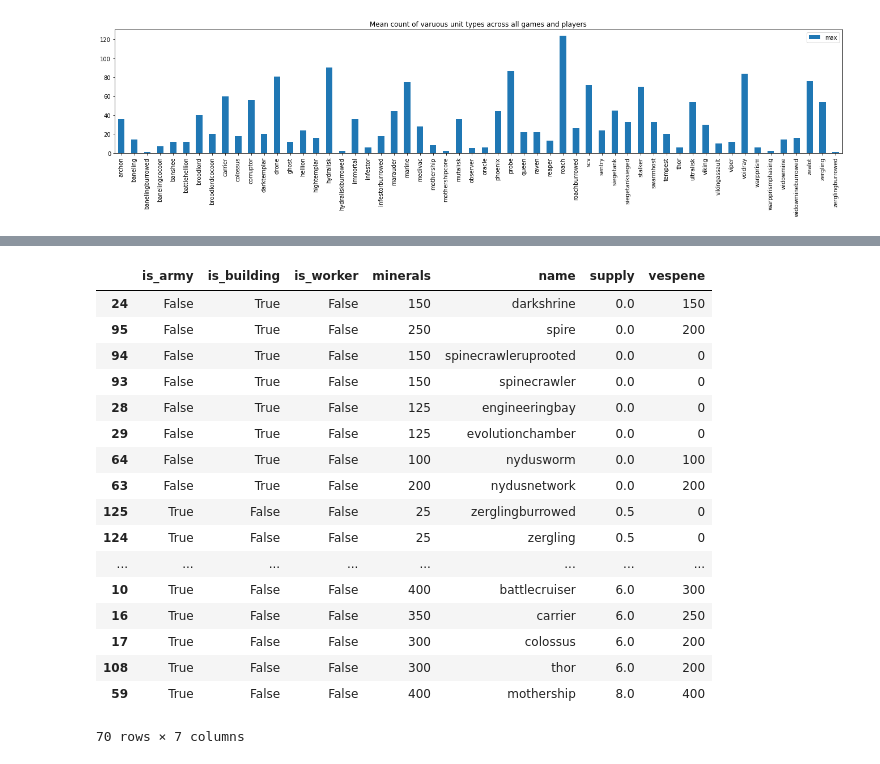
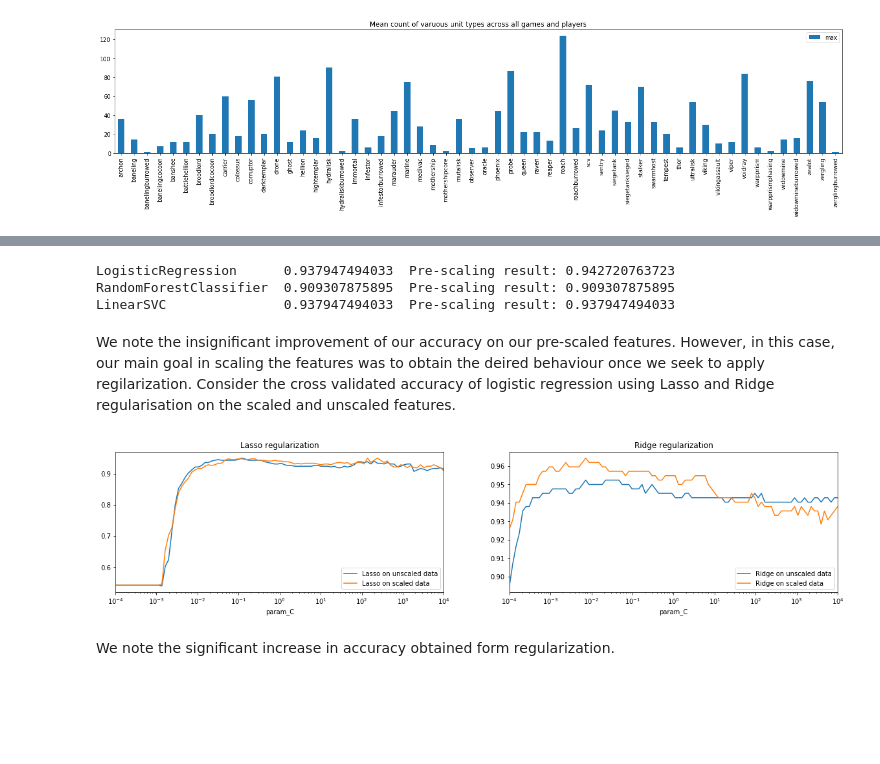
Before and after one commit to Rony-A/sc2-replay-analysis, a Jupyter notebook: mycchaka/capstone/Capstone - part 4 - Master Notebook.ipynb, the cells around one changed output, grey strips where cells are left out. Cells and saved outputs as stored; diff of their text form; code cells hidden in the pictures; blank space fills up the shorter version.

```diff
--- a/mycchaka/capstone/Capstone - part 4 - Master Notebook.ipynb
+++ b/mycchaka/capstone/Capstone - part 4 - Master Notebook.ipynb
@@ -1340,21 +1355,47 @@ pd.DataFrame([mnnb_report, lr_report, svm_linear_report, rfc_report])
-# %%
-unit_lookup_table.sort_values(by='supply').tail(70)
-# %% [output]
-|  | is_army | is_building | is_worker | minerals | name | supply | vespene |
-| 24 | False | True | False | 150 | darkshrine | 0.0 | 150 |
-| 95 | False | True | False | 250 | spire | 0.0 | 200 |
-| 94 | False | True | False | 150 | spinecrawleruprooted | 0.0 | 0 |
-| 93 | False | True | False | 150 | spinecrawler | 0.0 | 0 |
-| 28 | False | True | False | 125 | engineeringbay | 0.0 | 0 |
-| 29 | False | True | False | 125 | evolutionchamber | 0.0 | 0 |
-| 64 | False | True | False | 100 | nydusworm | 0.0 | 100 |
-| 63 | False | True | False | 200 | nydusnetwork | 0.0 | 200 |
-| 125 | True | False | False | 25 | zerglingburrowed | 0.5 | 0 |
-| 124 | True | False | False | 25 | zergling | 0.5 | 0 |
-| ... | ... | ... | ... | ... | ... | ... | ... |
-| 10 | True | False | False | 400 | battlecruiser | 6.0 | 300 |
-| 16 | True | False | False | 350 | carrier | 6.0 | 250 |
-| 17 | True | False | False | 300 | colossus | 6.0 | 200 |
-| 108 | True | False | False | 300 | thor | 6.0 | 200 |
-| 59 | True | False | False | 400 | mothership | 8.0 | 400 |
-70 rows × 7 columns
+# %%
+linear_svc = LinearSVC(random_state=2,C = 10**6)
+for model in models+[linear_svc]:
+    print(name(model).ljust(23), assess_model(model, feature_matrix=supply_scaled_unit_tally_data),
+          'Pre-scaling result:'.rjust(20), assess_model(model, feature_matrix=unit_tally_data))
+# %% [output]
+LogisticRegression      0.937947494033  Pre-scaling result: 0.942720763723
+RandomForestClassifier  0.909307875895  Pre-scaling result: 0.909307875895
+LinearSVC               0.937947494033  Pre-scaling result: 0.937947494033
+# %% [markdown]
+We note the insignificant improvement of our accuracy on our pre-scaled features. However, in this case, our main goal in scaling the features was to obtain the deired behaviour once we seek to apply regilarization. Consider the cross validated accuracy of logistic regression using Lasso and Ridge regularisation on the scaled and unscaled features.
+# %%
+from sklearn.model_selection import GridSearchCV
+
+logreg_gridsearch = GridSearchCV(logreg, param_grid = {'C':np.logspace(-4,4,100),'penalty':['l1','l2']}, cv = 10)
+logreg_gridsearch.fit(unit_tally_data,y)
+results1 = pd.DataFrame(logreg_gridsearch.cv_results_)
+# %%
+logreg_gridsearch.fit(supply_scaled_unit_tally_data,y)
+results2 = pd.DataFrame(logreg_gridsearch.cv_results_)
+logreg_on_scaled_units = logreg_gridsearch.best_estimator_
+# %%
+figure, axes = plt.subplots(ncols=2, nrows=1)
+
+results1[results1['param_penalty'] == 'l1']\
+.plot(x = 'param_C', y ='mean_test_score', logx = True, figsize = (20,4),
+      ax = axes[0], label = 'Lasso on unscaled data', title ='Lasso regularization')
+
+results2[results2['param_penalty'] == 'l1']\
+.plot(x = 'param_C', y ='mean_test_score', logx = True, figsize = (20,4),
+      ax = axes[0], label = 'Lasso on scaled data')
+
+
+results1[results1['param_penalty'] == 'l2']\
+.plot(x = 'param_C', y ='mean_test_score', logx = True, figsize = (20,4),
+      ax = axes[1], label = 'Ridge on unscaled data',title ='Ridge regularization')
+
+results2[results2['param_penalty'] == 'l2']\
+.plot(x = 'param_C', y ='mean_test_score', logx = True, figsize = (20,4),
+      ax = axes[1], label = 'Ridge on scaled data')
+
+plt.legend(loc = 4)
+plt.show()
+# %% [output]
+[figure, added]
+# %% [markdown]
+We note the significant increase in accuracy obtained form regularization.
```
Also changed, not shown: parts of 75 cells of this notebook, 8 other files.
